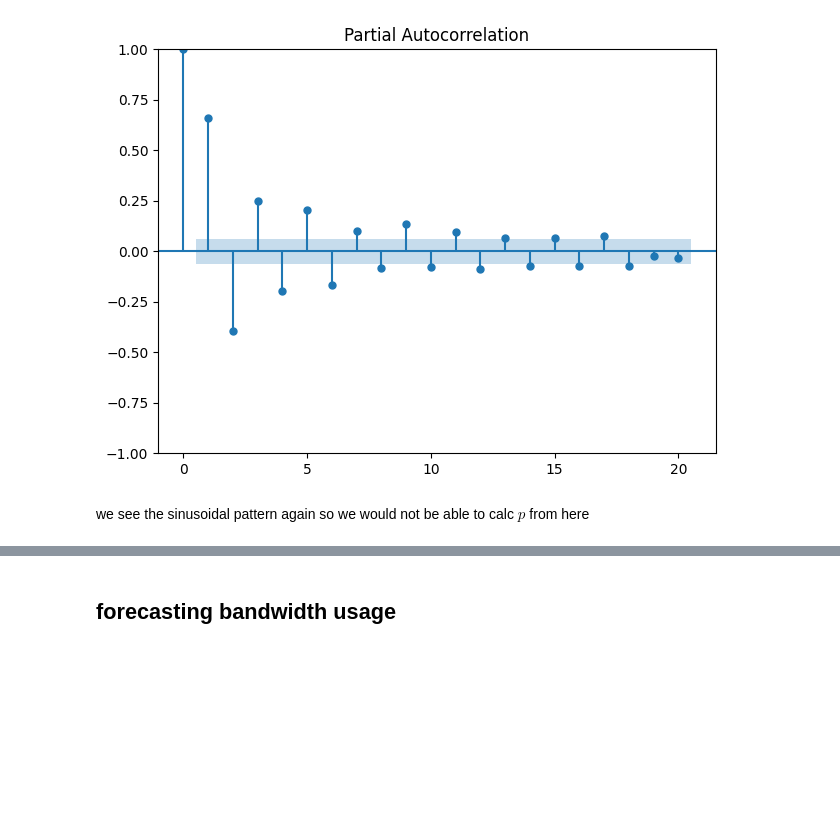
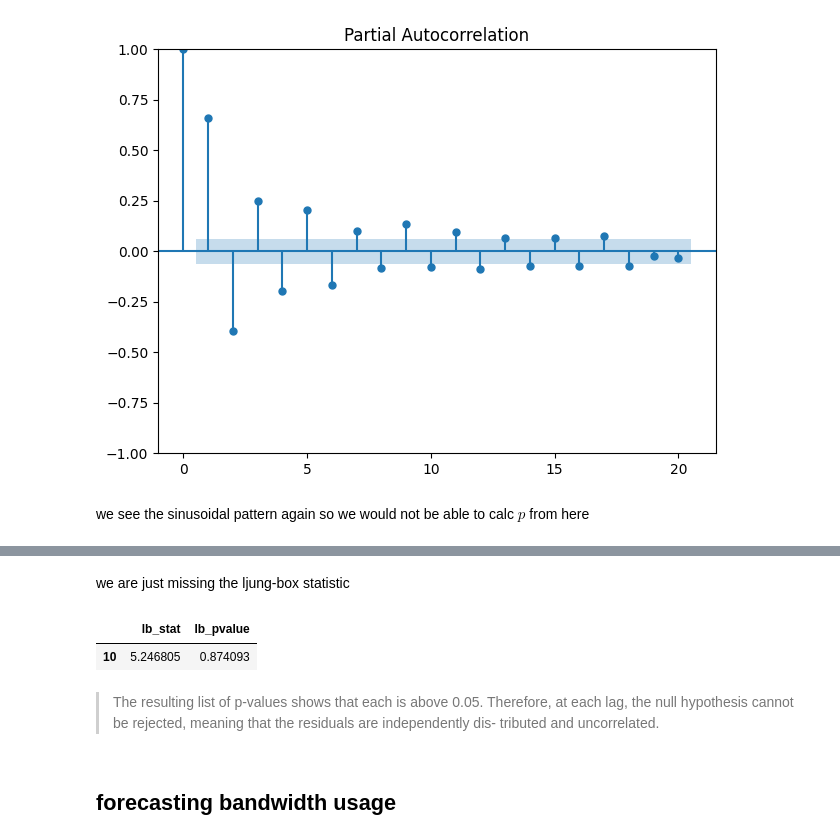
Before and after one commit to bsantanad/time-series, a Jupyter notebook: ch6_arma/autoregressive_moving_average.ipynb, the cells around one changed output, grey strips where cells are left out. Drawn from its saved outputs; the diff is of its cells as text; code cells hidden in the pictures; blank space fills up the shorter version.

```diff
--- a/ch6_arma/autoregressive_moving_average.ipynb
+++ b/ch6_arma/autoregressive_moving_average.ipynb
@@ -53,3 +160,12 @@ we see the sinusoidal pattern again so we would not be able to calc $p$ from her
+# %% [markdown]
+we are just missing the ljung-box statistic
+# %%
+sm.stats.acorr_ljungbox(residuals, lags = [10])
+# %% [output]
+|  | lb_stat | lb_pvalue |
+| 10 | 5.246805 | 0.874093 |
+# %% [markdown]
+> The resulting list of p-values shows that each is above 0.05. Therefore, at each lag, the null hypothesis cannot be rejected, meaning that the residuals are independently dis- tributed and uncorrelated.
 # %% [markdown]
 ## forecasting bandwidth usage
 # %% [markdown]
```
Also changed, not shown: parts of 13 cells of this notebook, 1 other file.
